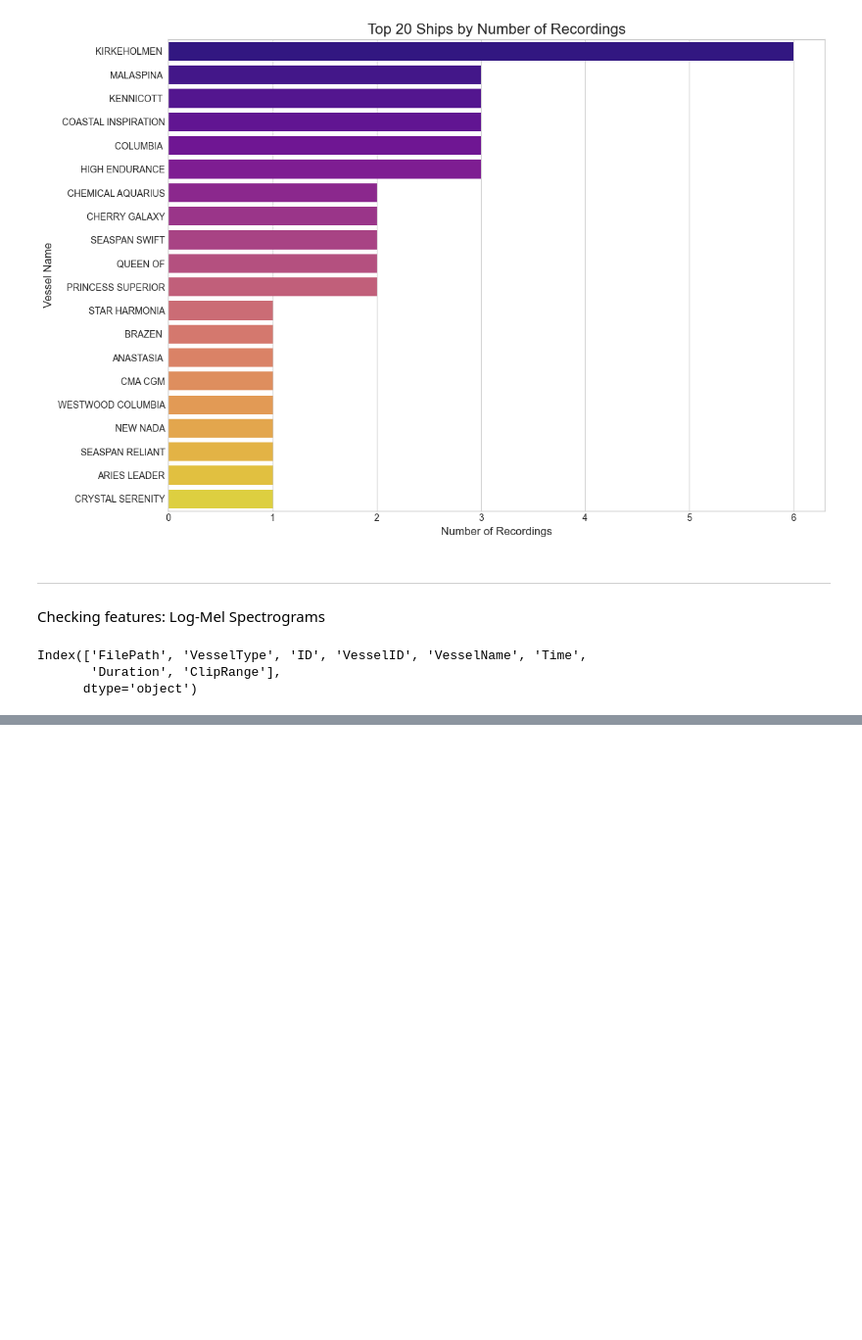
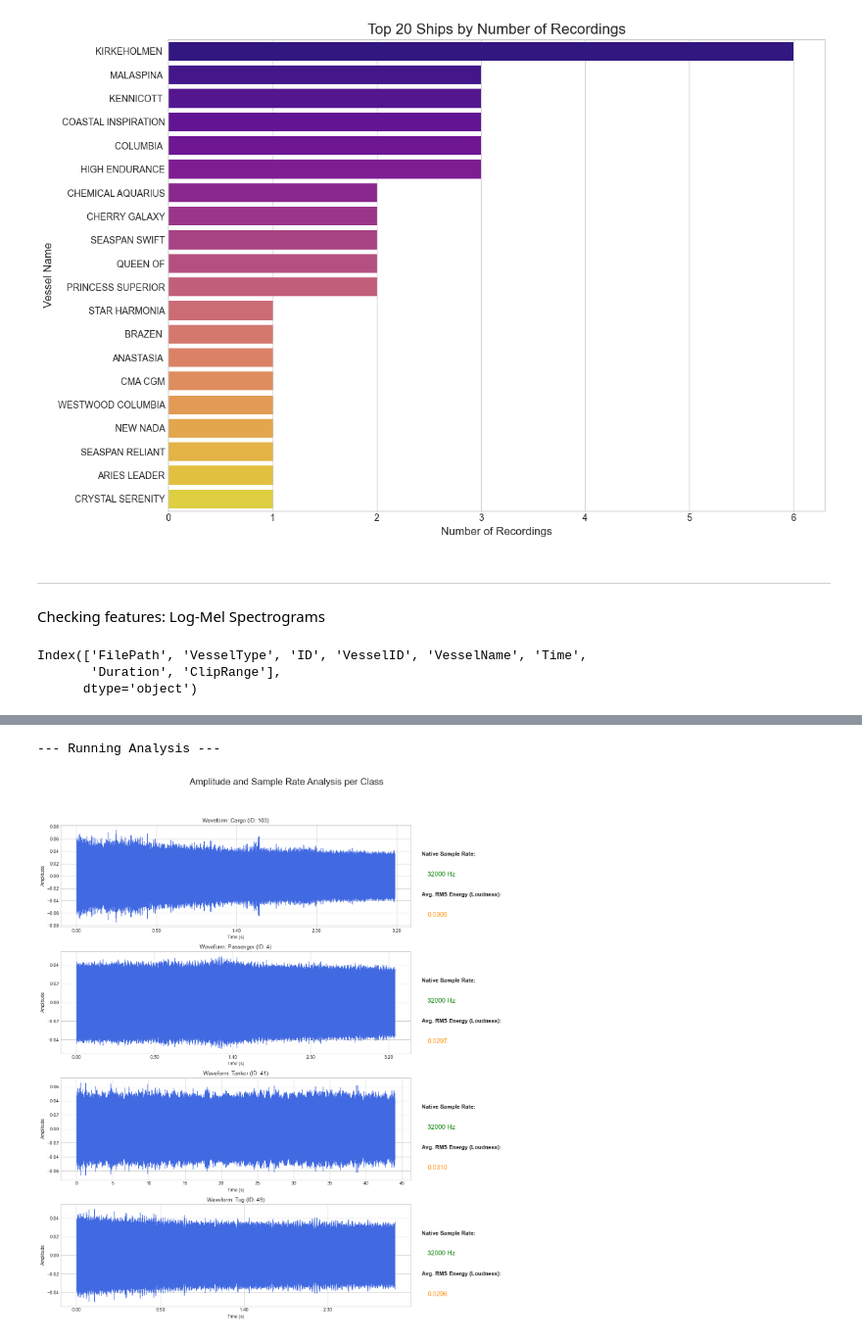
Before and after one commit to hangulvar/Acoustic-Signal-Classification, a Jupyter notebook: Notebooks/Data_Exploration.ipynb, the cells around one changed output, grey strips where cells are left out. Shown at 98% size. Drawn from its saved outputs; the diff is of its cells as text; code cells hidden in the pictures; blank space fills up the shorter version.

Commit message:
Added exploratory checks: Amplitude and Sampling rate

```diff
--- a/Notebooks/Data_Exploration.ipynb
+++ b/Notebooks/Data_Exploration.ipynb
@@ -197,0 +208,77 @@ plt.show() # Disabled for automated run
+# %%
+# First, ensure librosa is installed.
+# This command is necessary if the library isn't already in your environment.
+# !pip install librosa
+
+
+# --- Configuration & Setup ---
+plt.style.use('seaborn-v0_8-whitegrid')
+#DATA_FILE = 'master_metadata.csv'
+
+"""
+# Load the dataset
+try:
+    df = pd.read_csv(DATA_FILE)
+    print("✅ Metadata loaded successfully.")
+except FileNotFoundError:
+    print(f"❌ Error: The file '{DATA_FILE}' was not found.")
+    exit()
+"""
+
+# --- Analysis Setup ---
+vessel_types = df['VesselType'].unique()
+# Ensure we don't try to plot more classes than we have
+num_classes = len(vessel_types)
+fig, axes = plt.subplots(num_classes, 2, figsize=(15, 4 * num_classes), gridspec_kw={'width_ratios': [3, 1]})
+fig.suptitle('Amplitude and Sample Rate Analysis per Class', fontsize=20, y=1.02)
+
+# Handle the case of a single class, where 'axes' is not a 2D array
+if num_classes == 1:
+    axes = np.array([axes])
+
+print("\n--- Running Analysis ---")
+
+for i, vessel in enumerate(vessel_types):
+    # Select a random sample for the current class
+    sample_row = df[df['VesselType'] == vessel].sample(1).iloc[0]
+    audio_path = audio_folder + sample_row['FilePath']
+    file_id = sample_row['ID']
+
+    try:
+        # 1. Load the audio with its NATIVE sampling rate
+        # sr=None is crucial for checking the original sample rate
+        y, sr = librosa.load(audio_path, sr=None)
+
+        # --- Left Plot: Amplitude Visualization (Waveform) ---
+        ax_wave = axes[i, 0]
+        librosa.display.waveshow(y, sr=sr, ax=ax_wave, color='royalblue')
+        ax_wave.set_title(f'Waveform: {vessel} (ID: {file_id})')
+        ax_wave.set_xlabel('Time (s)')
+        ax_wave.set_ylabel('Amplitude')
+
+        # --- Right Plot: Properties Check ---
+        ax_props = axes[i, 1]
+
+        # 2. Calculate RMS Energy as a measure of loudness
+        rms_energy = np.mean(librosa.feature.rms(y=y))
+
+        # Display the findings as text
+        ax_props.axis('off') # Hide the axes for a cleaner look
+        ax_props.text(0.05, 0.7, f'Native Sample Rate:', fontsize=12, weight='bold')
+        ax_props.text(0.1, 0.5, f'{sr} Hz', fontsize=14, color='green')
+
+        ax_props.text(0.05, 0.3, f'Avg. RMS Energy (Loudness):', fontsize=12, weight='bold')
+        ax_props.text(0.1, 0.1, f'{rms_energy:.4f}', fontsize=14, color='darkorange')
+
+    except Exception as e:
+        # Handle cases where a file might be corrupt or unreadable
+        axes[i, 0].set_title(f"Error processing sample for {vessel}")
+        axes[i, 0].text(0.5, 0.5, "Could not load or process file.", ha='center')
+        axes[i, 1].axis('off')
+
+plt.tight_layout(rect=(0, 0, 1, 0.98))
+plt.savefig('amplitude_and_samplerate_analysis.png')
+plt.show() # Disabled for automated run, but useful in notebook
+# %% [output]
+--- Running Analysis ---
+[figure, added]
```
Also changed, not shown: parts of 3 cells of this notebook, 3 other files.
